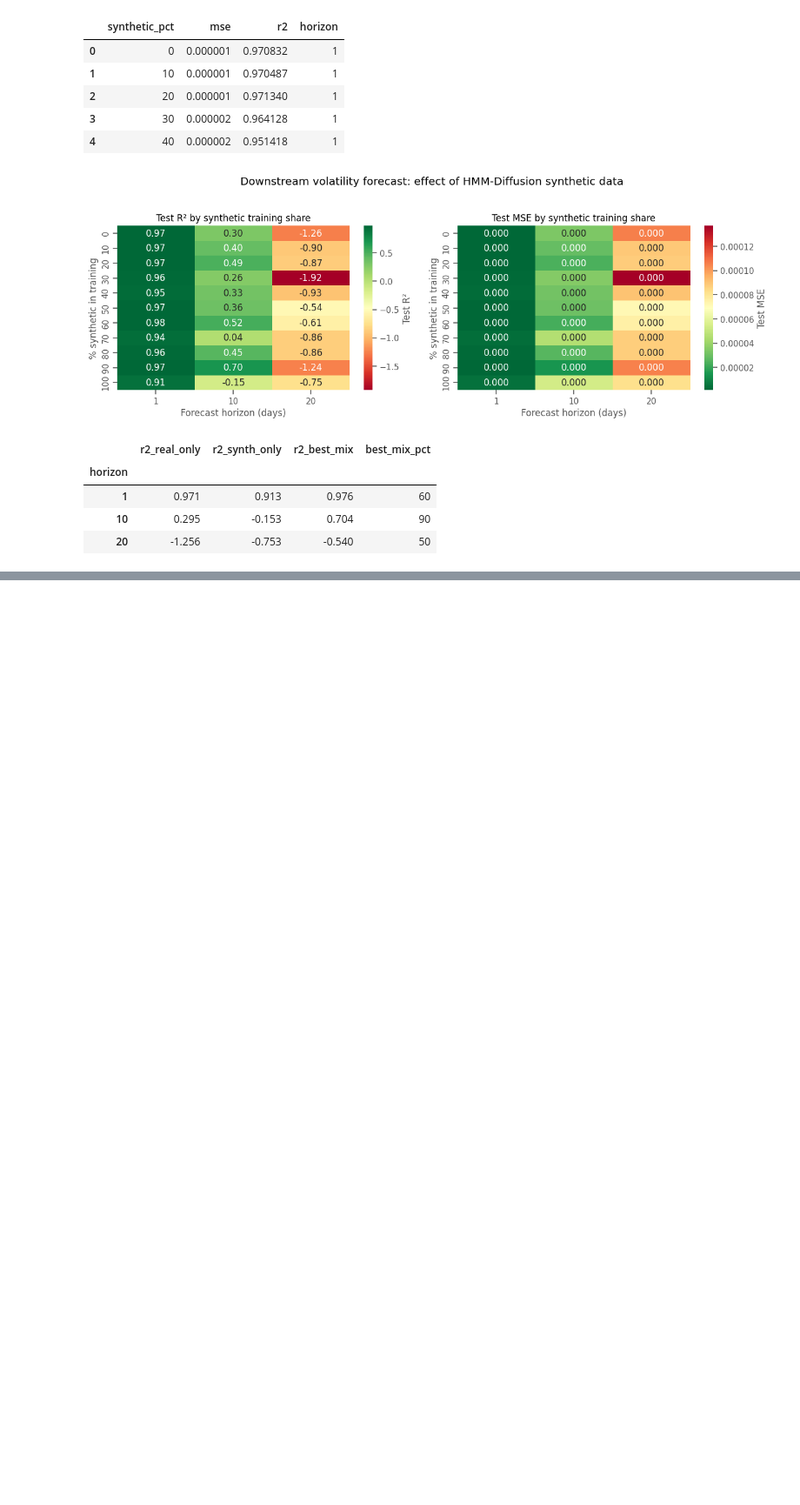
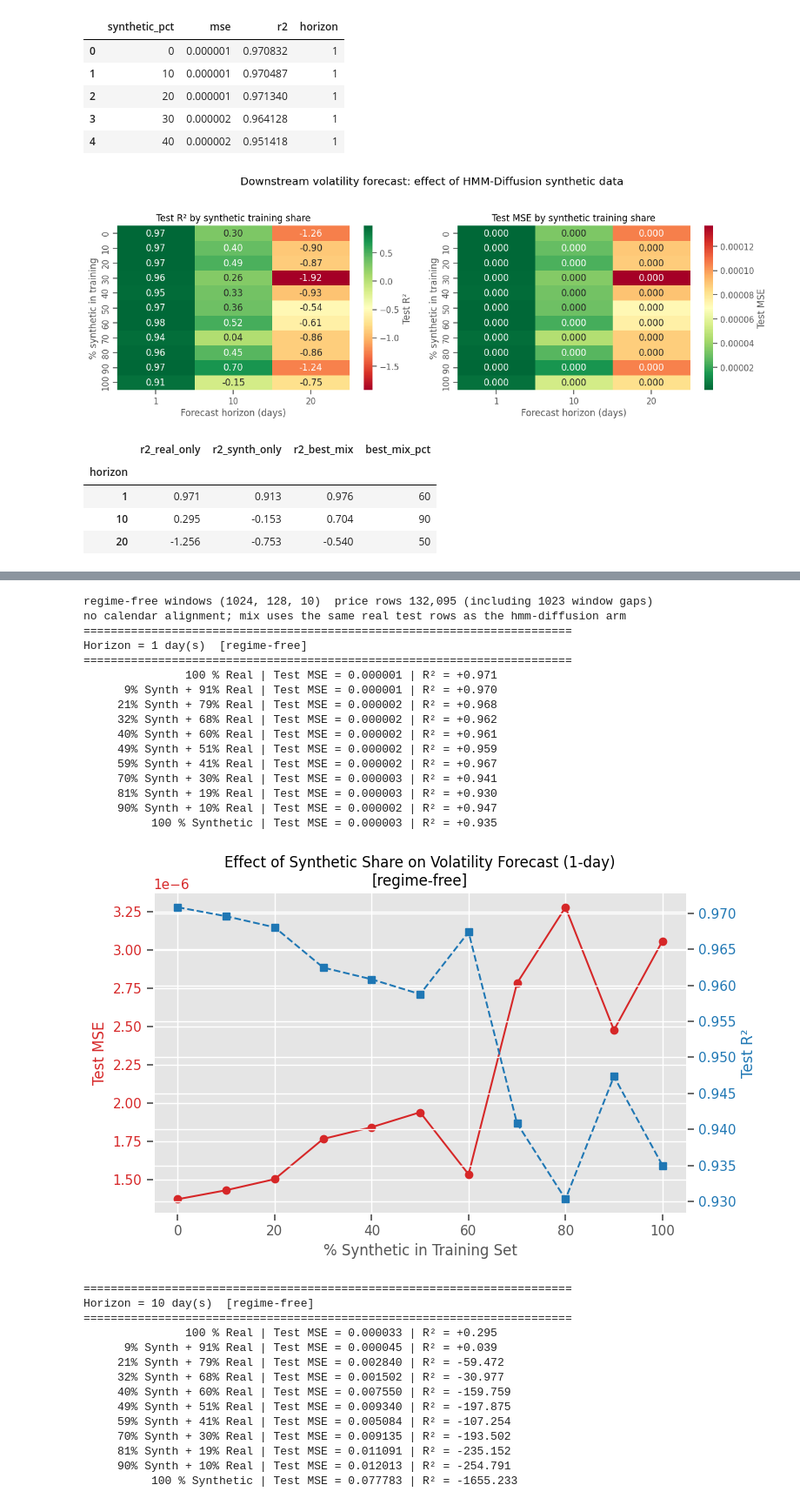
Before and after one commit to ruyay111/Synthetic-Data-Augmentation, a Jupyter notebook: Downstream-Volatility.ipynb, the cells around one changed output, grey strips where cells are left out. Shown at 87% size. Drawn from its saved outputs; the diff is of its cells as text; code cells hidden in the pictures; blank space fills up the shorter version.

Commit message:
added mvo testing and regime free volatility prediction

```diff
--- a/Downstream-Volatility.ipynb
+++ b/Downstream-Volatility.ipynb
@@ -20,11 +25,16 @@ sys.path.insert(0, str(REPO_ROOT / "src"))
 from hmmdiff.config import bootstrap_imports, config_path, load_config
 from hmmdiff import data, models, plots, pools, stitch
 from hmmdiff.downstream import (
+    VOL_FEATURE_COLS,
+    VOL_TARGET_COL,
+    build_advanced_vol_features,
     build_aligned_downstream_synth,
+    build_uncond_synth_price_frame,
     compute_returns,
     load_real_benchmark,
     train_model_and_evaluate_advanced_volatility_mixture,
 )
+from hmmdiff.mvo import load_uncond_windows
 from hmmdiff.regimes import load_labels
 
 bootstrap_imports()
@@ -40,6 +50,7 @@ TEST_START_YEAR = "2014"
 HORIZONS = [1, 10, 20]
 MIX_GRID = list(range(0, 101, 10))
 RANDOM_STATE = 42
+UNCOND_CSV = REPO_ROOT / "trained_diffusion_withoutregime" / "generated_data.csv"
 # %% [markdown]
 ## Build the synthetic price path
 
@@ -471,0 +558,68 @@ display(summary.style.format({
+# %%
+uncond_windows = load_uncond_windows(UNCOND_CSV)
+df_synth_uncond = build_uncond_synth_price_frame(
+    uncond_windows,
+    start_price=float(df_real[PRICE_COL].iloc[0]),
+    price_col=PRICE_COL,
+)
+print(
+    f"regime-free windows {uncond_windows.shape}  "
+    f"price rows {len(df_synth_uncond):,} "
+    f"(including {int(df_synth_uncond[PRICE_COL].isna().sum())} window gaps)"
+)
+print("no calendar alignment; mix uses the same real test rows as the hmm-diffusion arm")
+
+metrics_by_horizon_uncond = {}
+for horizon in HORIZONS:
+    print("=" * 72)
+    print(f"Horizon = {horizon} day(s)  [regime-free]")
+    print("=" * 72)
+    metrics_df = train_model_and_evaluate_advanced_volatility_mixture(
+        df_real=df_real,
+        df_synth=df_synth_uncond,
+        is_intraday=False,
+        price_col=f"{PRICE_COL}_log",
+        horizon=horizon,
+        show_each_pred_plot=False,
+        mix_grid=MIX_GRID,
+        random_state=RANDOM_STATE,
+        plot_summary=True,
+        synth_source="regime-free",
+    )
+    metrics_df["horizon"] = horizon
+    metrics_by_horizon_uncond[horizon] = metrics_df
+
+all_metrics_uncond = pd.concat(metrics_by_horizon_uncond.values(), ignore_index=True)
+all_metrics_uncond.head()
+# %% [output]
+regime-free windows (1024, 128, 10)  price rows 132,095 (including 1023 window gaps)
+no calendar alignment; mix uses the same real test rows as the hmm-diffusion arm
+========================================================================
+Horizon = 1 day(s)  [regime-free]
+========================================================================
+               100 % Real | Test MSE = 0.000001 | R² = +0.971
+      9% Synth + 91% Real | Test MSE = 0.000001 | R² = +0.970
+     21% Synth + 79% Real | Test MSE = 0.000002 | R² = +0.968
+     32% Synth + 68% Real | Test MSE = 0.000002 | R² = +0.962
+     40% Synth + 60% Real | Test MSE = 0.000002 | R² = +0.961
+     49% Synth + 51% Real | Test MSE = 0.000002 | R² = +0.959
+     59% Synth + 41% Real | Test MSE = 0.000002 | R² = +0.967
+     70% Synth + 30% Real | Test MSE = 0.000003 | R² = +0.941
+     81% Synth + 19% Real | Test MSE = 0.000003 | R² = +0.930
+     90% Synth + 10% Real | Test MSE = 0.000002 | R² = +0.947
+          100 % Synthetic | Test MSE = 0.000003 | R² = +0.935
+[figure, added]
+========================================================================
+Horizon = 10 day(s)  [regime-free]
+========================================================================
+               100 % Real | Test MSE = 0.000033 | R² = +0.295
+      9% Synth + 91% Real | Test MSE = 0.000045 | R² = +0.039
+     21% Synth + 79% Real | Test MSE = 0.002840 | R² = -59.472
+     32% Synth + 68% Real | Test MSE = 0.001502 | R² = -30.977
+     40% Synth + 60% Real | Test MSE = 0.007550 | R² = -159.759
+     49% Synth + 51% Real | Test MSE = 0.009340 | R² = -197.875
+     59% Synth + 41% Real | Test MSE = 0.005084 | R² = -107.254
+     70% Synth + 30% Real | Test MSE = 0.009135 | R² = -193.502
+     81% Synth + 19% Real | Test MSE = 0.011091 | R² = -235.152
+     90% Synth + 10% Real | Test MSE = 0.012013 | R² = -254.791
+          100 % Synthetic | Test MSE = 0.077783 | R² = -1655.233
```
Also changed, not shown: parts of 7 cells of this notebook, 21 other files.
